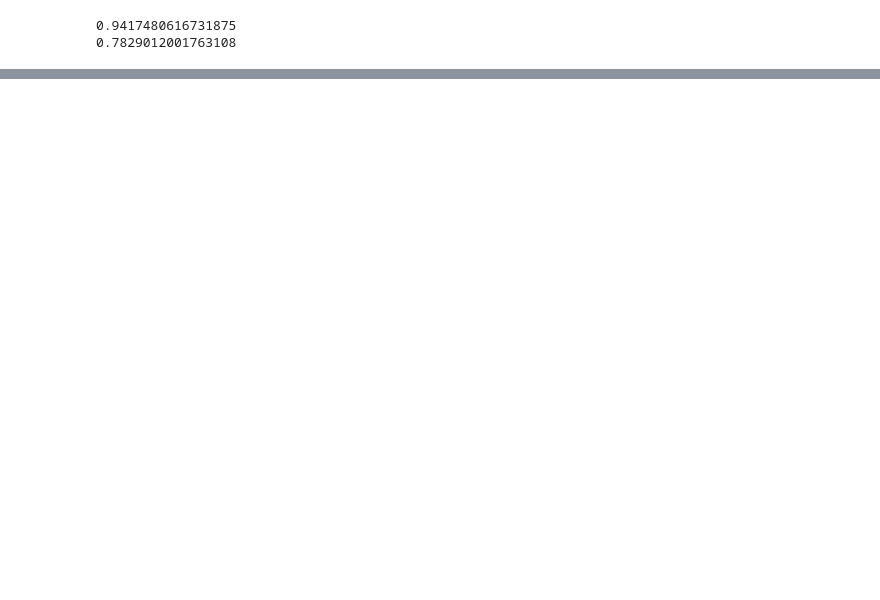
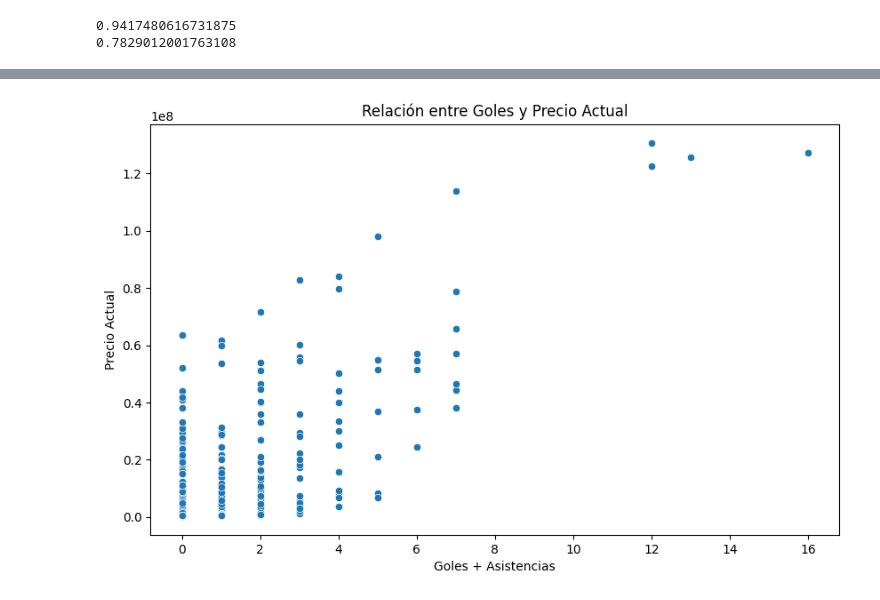
Before and after one commit to SantiMiquel/FantasyRegression, a Jupyter notebook: fantasy.ipynb, the cells around one changed output, grey strips where cells are left out. Drawn from its saved outputs; the diff is of its cells as text; code cells hidden in the pictures; blank space fills up the shorter version.

```diff
--- a/fantasy.ipynb
+++ b/fantasy.ipynb
@@ -433,0 +466,10 @@ print(r2_score(y_test, y_pred_test_bagging))
+# %%
+# Gráfico de dispersión (scatter plot)
+plt.figure(figsize=(10, 6))
+sns.scatterplot(x=df['Gols_Assistencies'], y=df['Precio Actual'])
+plt.title('Relación entre Goles y Precio Actual')
+plt.xlabel('Goles + Asistencias')
+plt.ylabel('Precio Actual')
+plt.show()
+# %% [output]
+[figure, added]
```
Also changed, not shown: parts of 8 cells of this notebook.
